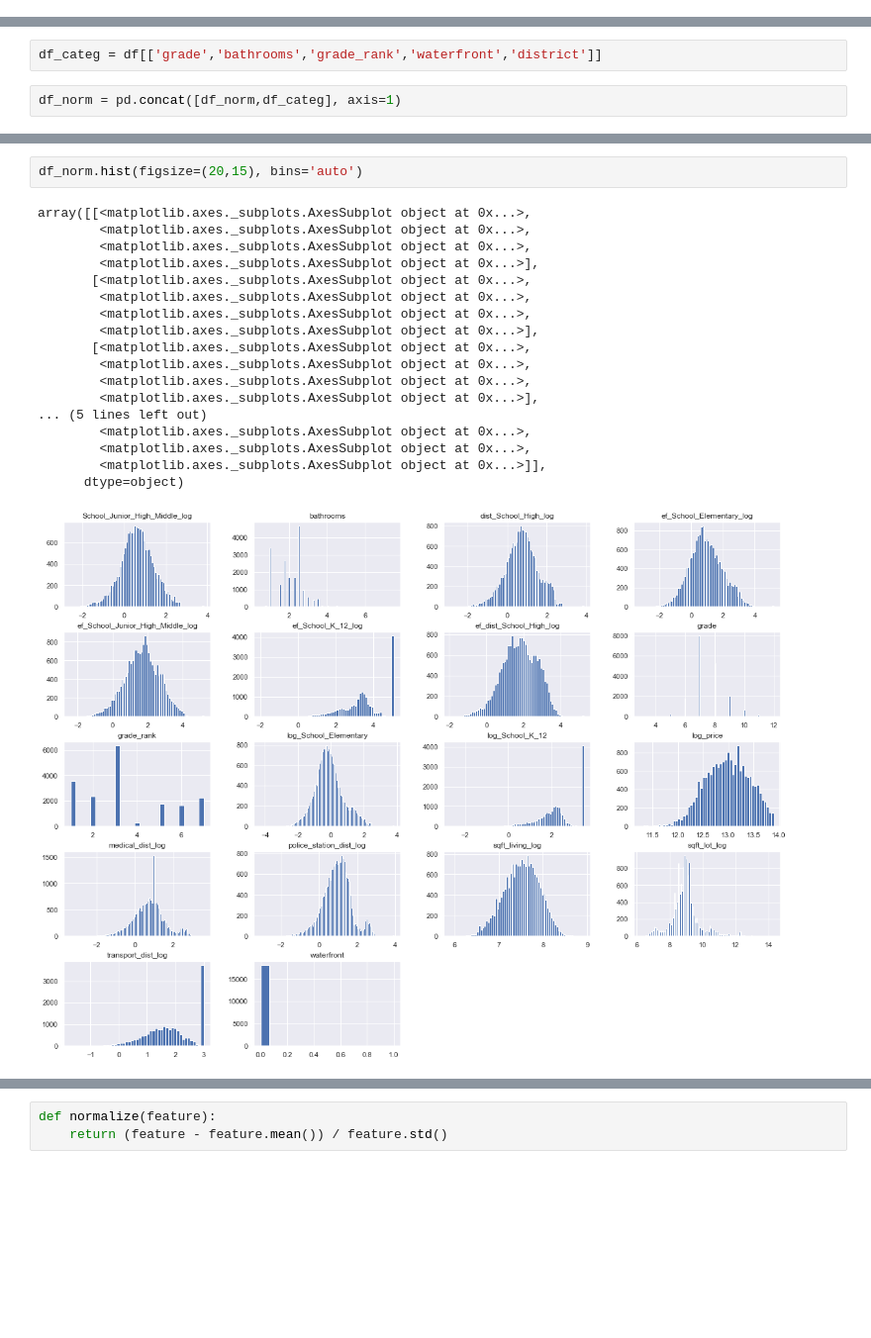
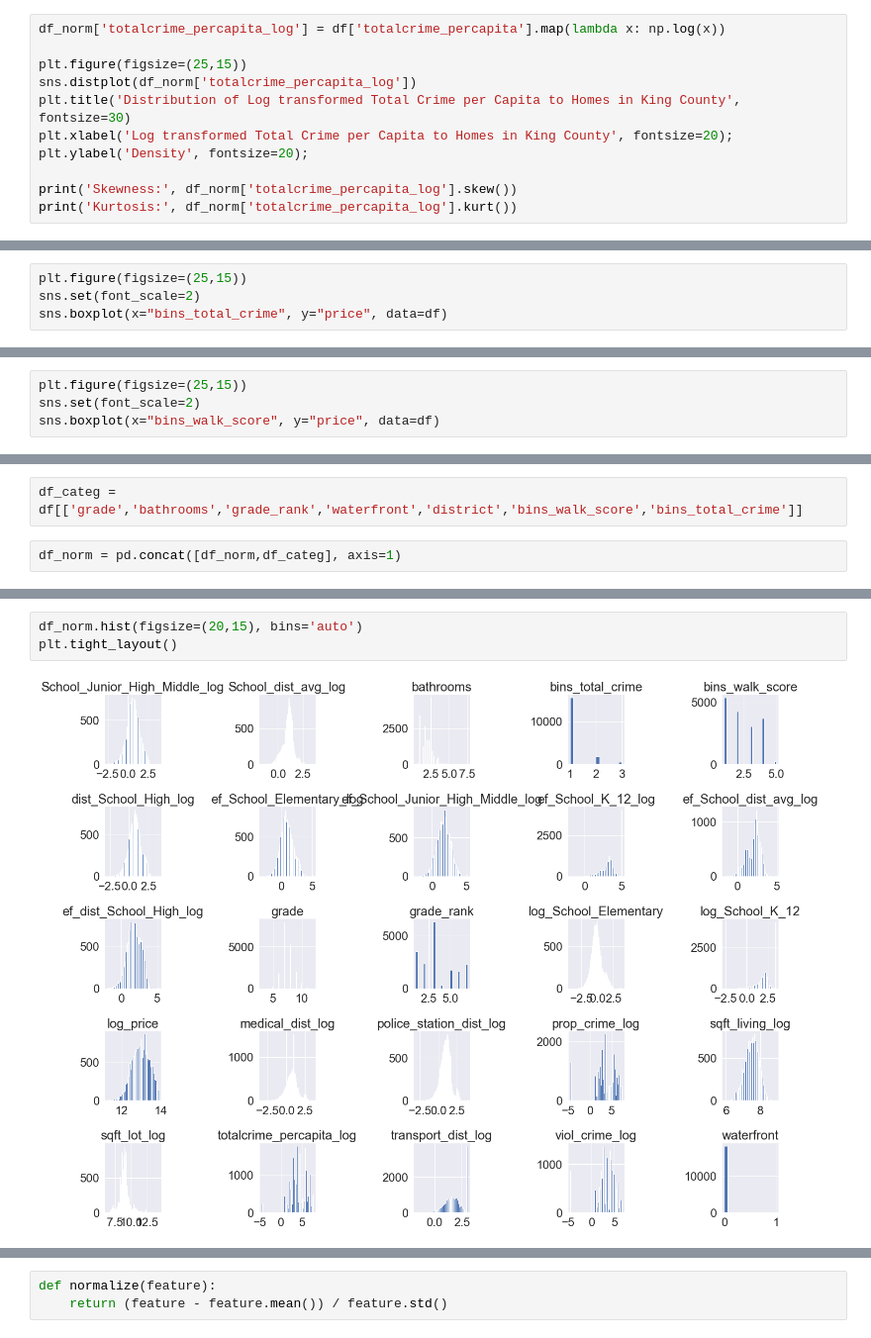
Before and after one commit to Eric-G-Romano/dsc-phase-2-project, a Jupyter notebook: Data_Prep.ipynb, the cells around one changed output, grey strips where cells are left out. Shown at 99% size. Cells and saved outputs as stored; diff of their text form; blank space fills up the shorter version.

```diff
--- a/Data_Prep.ipynb
+++ b/Data_Prep.ipynb
@@ -400,0 +587,11 @@ Kurtosis: -0.4883552055466387
+# %%
+df_norm['totalcrime_percapita_log'] = df['totalcrime_percapita'].map(lambda x: np.log(x))
+
+plt.figure(figsize=(25,15))
+sns.distplot(df_norm['totalcrime_percapita_log'])
+plt.title('Distribution of Log transformed Total Crime per Capita to Homes in King County', fontsize=30)
+plt.xlabel('Log transformed Total Crime per Capita to Homes in King County', fontsize=20);
+plt.ylabel('Density', fontsize=20);
+
+print('Skewness:', df_norm['totalcrime_percapita_log'].skew())
+print('Kurtosis:', df_norm['totalcrime_percapita_log'].kurt())
@@ -400,0 +612,4 @@ Kurtosis: -0.4883552055466387
+# %%
+plt.figure(figsize=(25,15))
+sns.set(font_scale=2)
+sns.boxplot(x="bins_total_crime", y="price", data=df)
@@ -400,0 +619,4 @@ Kurtosis: -0.4883552055466387
+# %%
+plt.figure(figsize=(25,15))
+sns.set(font_scale=2)
+sns.boxplot(x="bins_walk_score", y="price", data=df)
@@ -444,5 +677,5 @@ memory usage: 1.9 MB
 # %%
-df_categ = df[['grade','bathrooms','grade_rank','waterfront','district']]
+df_categ = df[['grade','bathrooms','grade_rank','waterfront','district','bins_walk_score','bins_total_crime']]
 # %%
 df_norm = pd.concat([df_norm,df_categ], axis=1)
 # %%
@@ -468,21 +701,5 @@ memory usage: 2.6+ MB
 # %%
 df_norm.hist(figsize=(20,15), bins='auto')
+plt.tight_layout()
 # %% [output]
-array([[<matplotlib.axes._subplots.AxesSubplot object at 0x...>,
-        <matplotlib.axes._subplots.AxesSubplot object at 0x...>,
-        <matplotlib.axes._subplots.AxesSubplot object at 0x...>,
-        <matplotlib.axes._subplots.AxesSubplot object at 0x...>],
-       [<matplotlib.axes._subplots.AxesSubplot object at 0x...>,
-        <matplotlib.axes._subplots.AxesSubplot object at 0x...>,
-        <matplotlib.axes._subplots.AxesSubplot object at 0x...>,
-        <matplotlib.axes._subplots.AxesSubplot object at 0x...>],
-       [<matplotlib.axes._subplots.AxesSubplot object at 0x...>,
-        <matplotlib.axes._subplots.AxesSubplot object at 0x...>,
-        <matplotlib.axes._subplots.AxesSubplot object at 0x...>,
-        <matplotlib.axes._subplots.AxesSubplot object at 0x...>],
-... (5 lines left out)
-        <matplotlib.axes._subplots.AxesSubplot object at 0x...>,
-        <matplotlib.axes._subplots.AxesSubplot object at 0x...>,
-        <matplotlib.axes._subplots.AxesSubplot object at 0x...>]],
-      dtype=object)
-[figure, old version]
+[figure, new version]
```
Also changed, not shown: parts of 71 cells of this notebook, 4 other files.
